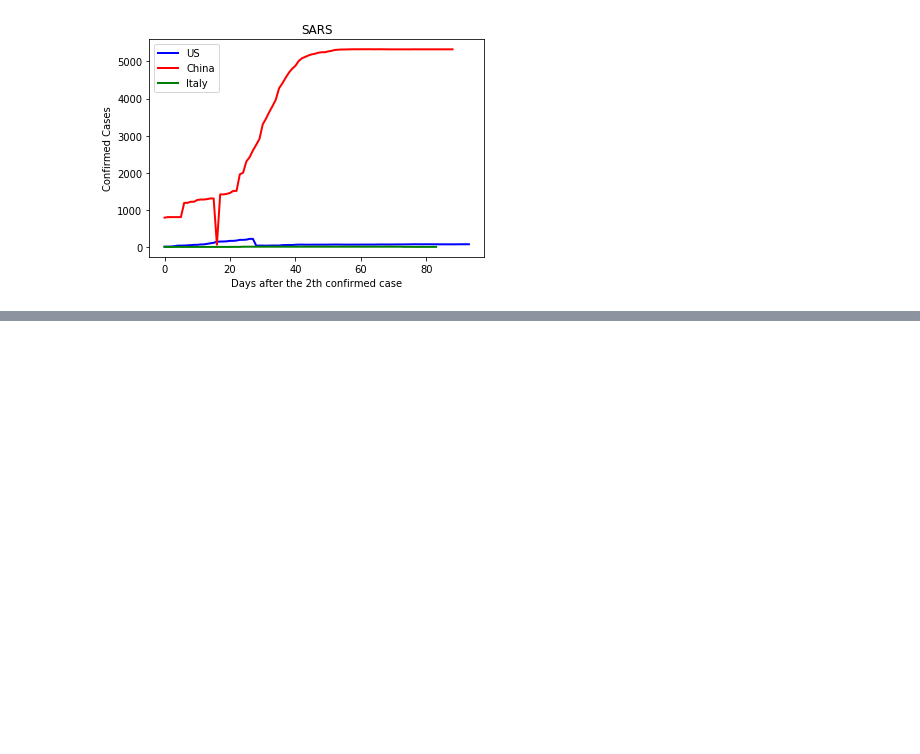
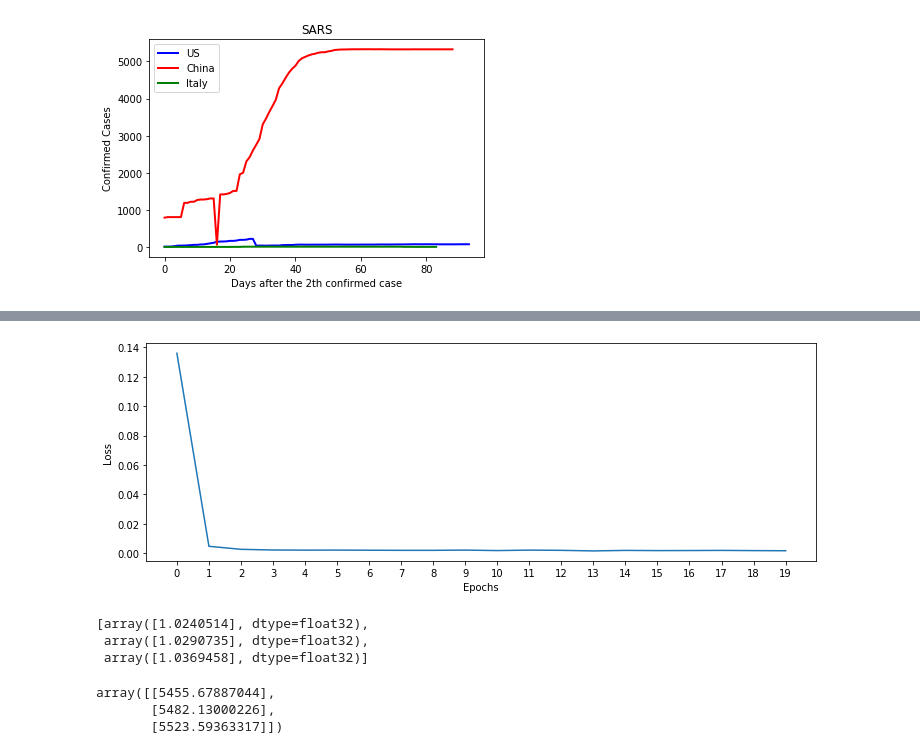
Before and after one commit to dangural/CPE-695-Final-Project, a Jupyter notebook: models/SARS_Virus.ipynb, the cells around one changed output, grey strips where cells are left out. Drawn from its saved outputs; the diff is of its cells as text; code cells hidden in the pictures; blank space fills up the shorter version.

Commit message:
LSTM, COVID, SARS

```diff
--- a/models/SARS_Virus.ipynb
+++ b/models/SARS_Virus.ipynb
@@ -72,0 +104,14 @@ plt.show()
+# %%
+scaler = MinMaxScaler()
+scaler.fit(train_data)
+scaled_train_data = scaler.transform(train_data)
+scaled_test_data = scaler.transform(test_data)
+# %%
+n_input = 3
+n_features= 1
+generator = TimeseriesGenerator(scaled_train_data, scaled_train_data, length=n_input, batch_size=1)
+# %%
+lstm_model = Sequential()
+lstm_model.add(LSTM(200, activation='relu', input_shape=(n_input, n_features)))
+lstm_model.add(Dense(1))
+lstm_model.compile(optimizer='adam', loss='mse')
@@ -72,0 +137,2 @@ plt.show()
+# %%
+lstm_model.fit_generator(generator,epochs=20)
@@ -72,0 +158,9 @@ plt.show()
+# %%
+losses_lstm = lstm_model.history.history['loss']
+plt.figure(figsize=(12,4))
+plt.xlabel("Epochs")
+plt.ylabel("Loss")
+plt.xticks(np.arange(0,21,1))
+plt.plot(range(len(losses_lstm)),losses_lstm);
+# %% [output]
+[figure, added]
@@ -72,0 +177,13 @@ plt.show()
+# %%
+lstm_predictions_scaled
+# %% [output]
+[array([1.0240514], dtype=float32),
+ array([1.0290735], dtype=float32),
+ array([1.0369458], dtype=float32)]
+# %%
+lstm_predictions = scaler.inverse_transform(lstm_predictions_scaled)
+lstm_predictions
+# %% [output]
+array([[5455.67887044],
+       [5482.13000226],
+       [5523.59363317]])
```
Also changed, not shown: parts of 40 cells of this notebook, 5 other files.
